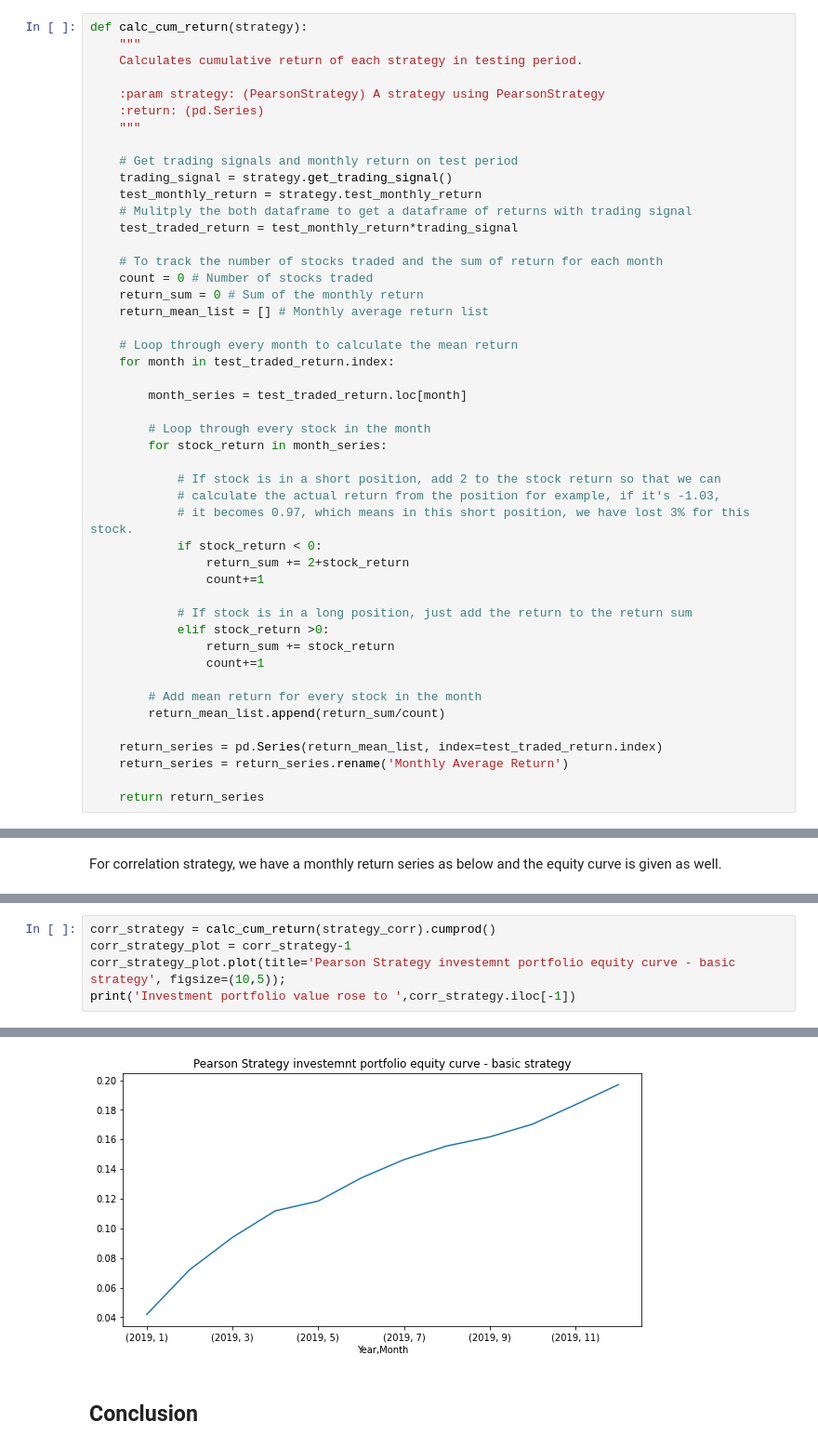
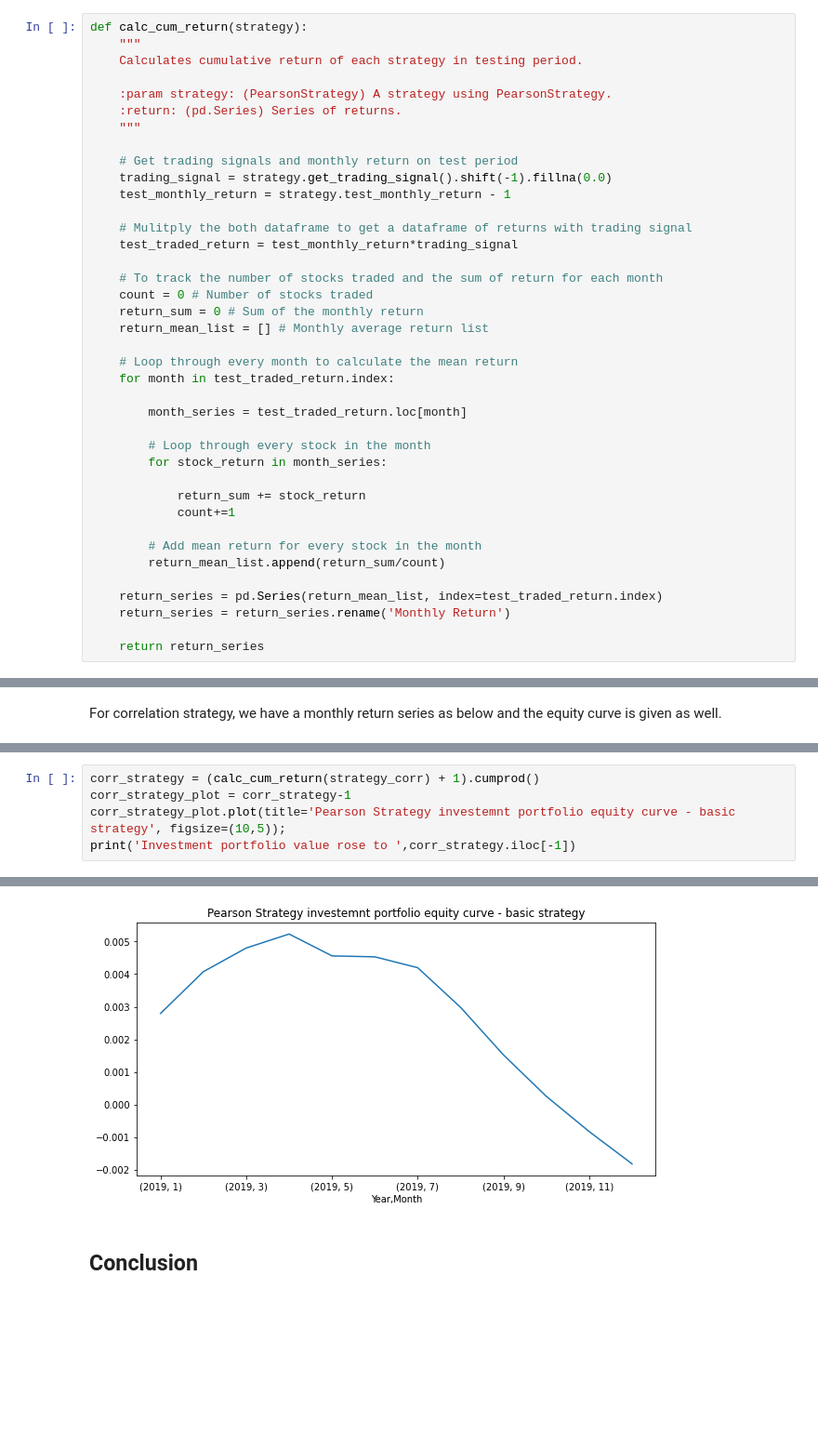
Before and after one commit to hudson-and-thames/arbitrage_research, a Jupyter notebook: Distance Approach/pearson_distance_approach.ipynb, the cells around one changed output, grey strips where cells are left out. Shown at 93% size. Saved outputs shown, nothing was run; the diff lists cells and outputs as text; blank space fills up the shorter version.

Commit message:
Adjusted returns calculation in the Pearson Strategy Notebook

```diff
--- a/Distance Approach/pearson_distance_approach.ipynb
+++ b/Distance Approach/pearson_distance_approach.ipynb
@@ -320,13 +315,14 @@ def calc_cum_return(strategy):
     """
     Calculates cumulative return of each strategy in testing period.
 
-    :param strategy: (PearsonStrategy) A strategy using PearsonStrategy
-    :return: (pd.Series)
+    :param strategy: (PearsonStrategy) A strategy using PearsonStrategy.
+    :return: (pd.Series) Series of returns.
     """
 
     # Get trading signals and monthly return on test period
-    trading_signal = strategy.get_trading_signal()
-    test_monthly_return = strategy.test_monthly_return
+    trading_signal = strategy.get_trading_signal().shift(-1).fillna(0.0)
+    test_monthly_return = strategy.test_monthly_return - 1
+
     # Mulitply the both dataframe to get a dataframe of returns with trading signal
     test_traded_return = test_monthly_return*trading_signal
 
@@ -343,23 +339,14 @@ def calc_cum_return(strategy):
         # Loop through every stock in the month
         for stock_return in month_series:
 
-            # If stock is in a short position, add 2 to the stock return so that we can
-            # calculate the actual return from the position for example, if it's -1.03,
-            # it becomes 0.97, which means in this short position, we have lost 3% for this stock.
-            if stock_return < 0:
-                return_sum += 2+stock_return
-                count+=1
-
-            # If stock is in a long position, just add the return to the return sum
-            elif stock_return >0:
-                return_sum += stock_return
-                count+=1
+            return_sum += stock_return
+            count+=1
 
         # Add mean return for every stock in the month
         return_mean_list.append(return_sum/count)
 
     return_series = pd.Series(return_mean_list, index=test_traded_return.index)
-    return_series = return_series.rename('Monthly Average Return')
+    return_series = return_series.rename('Monthly Return')
 
     return return_series
 # %% [markdown]
@@ -411,5 +398,5 @@ Name: Monthly Average Return, dtype: float64
 # %%
-corr_strategy = calc_cum_return(strategy_corr).cumprod()
+corr_strategy = (calc_cum_return(strategy_corr) + 1).cumprod()
 corr_strategy_plot = corr_strategy-1
 corr_strategy_plot.plot(title='Pearson Strategy investemnt portfolio equity curve - basic strategy', figsize=(10,5));
 print('Investment portfolio value rose to ',corr_strategy.iloc[-1])
@@ -418,4 +405,4 @@ Investment portfolio value rose to  1.1969789617782034
-[figure, old version]
+[figure, new version]
 # %% [markdown]
 ## Conclusion
 # %% [markdown]
```
Also changed, not shown: parts of 12 cells of this notebook.
